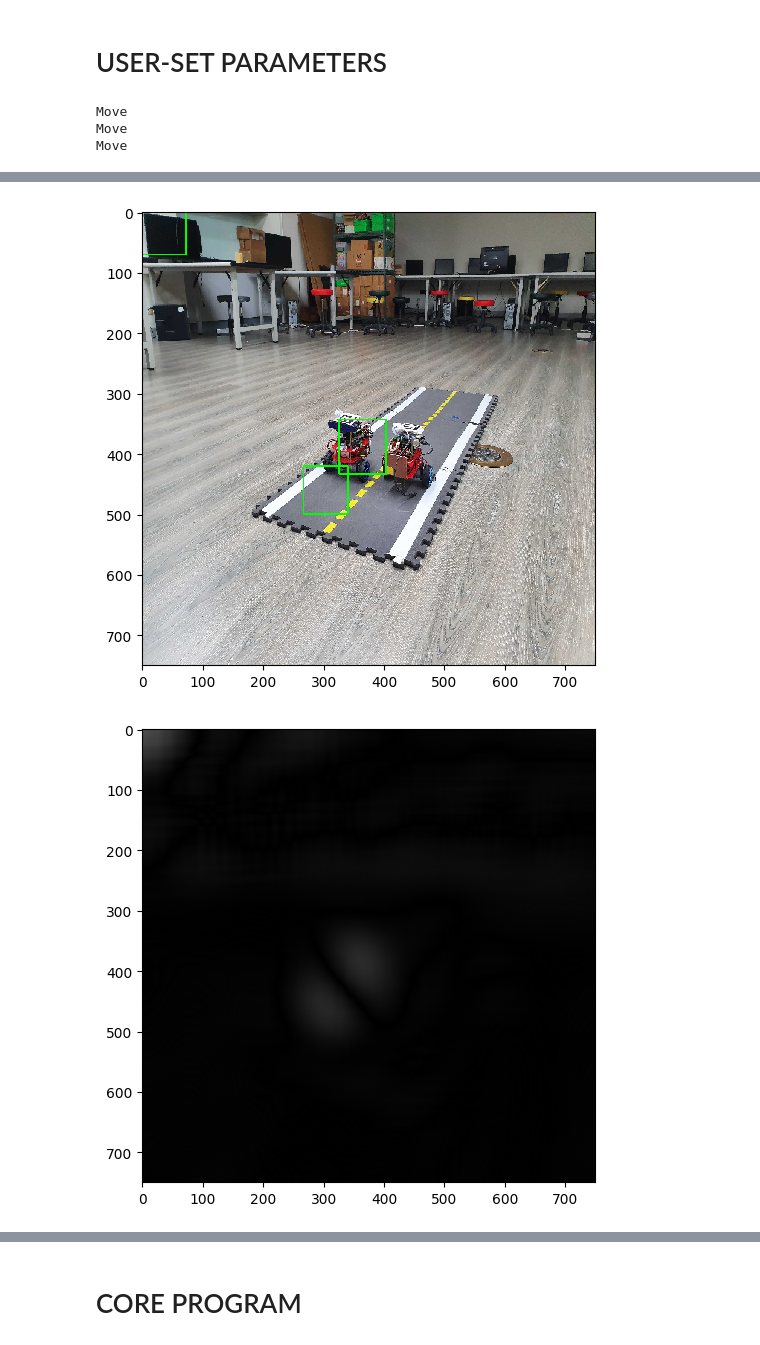
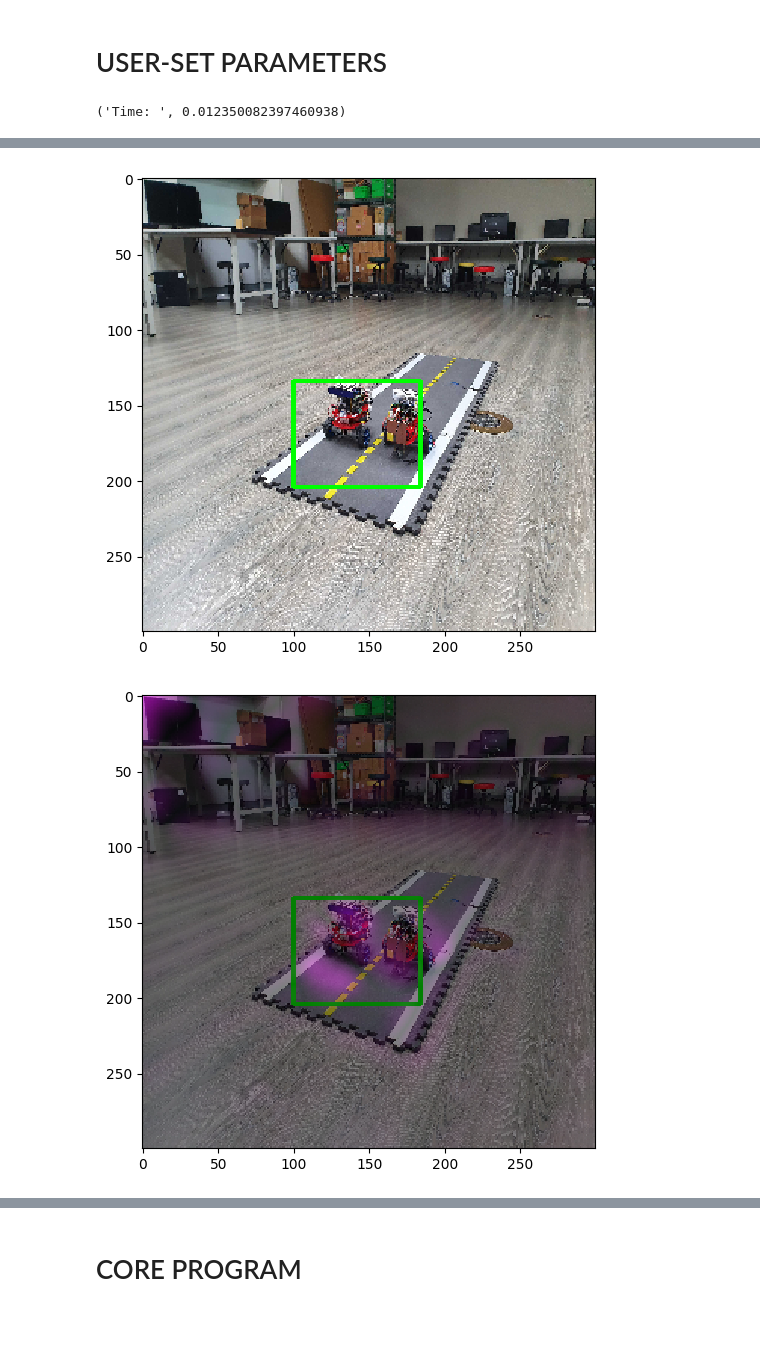
Before and after one commit to championway/traffic_motion_detection, a Jupyter notebook: test.ipynb, the cells around one changed output, grey strips where cells are left out. Drawn from its saved outputs; the diff is of its cells as text; code cells hidden in the pictures.

```diff
--- a/test.ipynb
+++ b/test.ipynb
@@ -25,21 +30,41 @@ img_3 = cv2.imread("image/3.jpg")
 img_4 = cv2.imread("image/4.jpg")
 img_5 = cv2.imread("image/5.jpg")
 img_6 = cv2.imread("image/6.jpg")
+# %%
+def plot_img(img1, img2, img3, img4 = None):
+    fig = plt.figure(num=None, figsize=(8, 8), dpi=100, facecolor='w', edgecolor='k')
+
+    fig.add_subplot(1, 2, 1)
+    plt.imshow(cv2.cvtColor(img1, cv2.COLOR_BGR2RGB))
+
+    fig.add_subplot(1, 2, 2)
+    plt.imshow(cv2.cvtColor(img2, cv2.COLOR_BGR2RGB))
+    plt.show()
+
+    plt.figure(num=None, figsize=(6, 6), dpi=100, facecolor='w', edgecolor='k')
+    plt.imshow(cv2.cvtColor(img3, cv2.COLOR_BGR2RGB))
+    plt.show()
+
+    if img4 is not None:
+        plt.figure(num=None, figsize=(6, 6), dpi=100, facecolor='w', edgecolor='k')
+        plt.imshow(cv2.cvtColor(img4, cv2.COLOR_BGR2RGB))
+    plt.show()
 # %%
 # Set transient motion detected as false
 transient_movement_flag = False
 
-input_1, input_2 = img_2, img_5
+input_1, input_2 = img_2.copy(), img_6.copy()
 
+start_t = time.time()
 # Resize and save a greyscale version of the image
-frame_1 = cv2.resize(input_1, (750, 750), interpolation=cv2.INTER_CUBIC)
+frame_1 = cv2.resize(input_1, (300, 300), interpolation=cv2.INTER_CUBIC)
 gray_1 = cv2.cvtColor(frame_1, cv2.COLOR_BGR2GRAY)
-frame_2 = cv2.resize(input_2, (750, 750), interpolation=cv2.INTER_CUBIC)
+frame_2 = cv2.resize(input_2, (300, 300), interpolation=cv2.INTER_CUBIC)
 gray_2 = cv2.cvtColor(frame_2, cv2.COLOR_BGR2GRAY)
 
 # Blur it to remove camera noise (reducing false positives)
-gray_1 = cv2.GaussianBlur(gray_1, (211, 211), 0)
-gray_2 = cv2.GaussianBlur(gray_2, (211, 211), 0)
+gray_1 = cv2.GaussianBlur(gray_1, (41, 41), 0)
+gray_2 = cv2.GaussianBlur(gray_2, (41, 41), 0)
 
 # Compare the two frames, find the difference
 frame_delta = cv2.absdiff(gray_1, gray_2)
@@ -62,31 +87,18 @@ for c in cnts:
 
         # Draw a rectangle around big enough movements
         cv2.rectangle(frame_1, (x, y), (x + w, y + h), (0, 255, 0), 2)
-        print("Move")
+        #print("Move")
 
 # Convert the frame_delta to color for splicing
+#frame_delta = cv2.threshold(frame_delta, 25, 255, cv2.THRESH_BINARY)[1]
 frame_delta = cv2.cvtColor(frame_delta, cv2.COLOR_GRAY2BGR)
+#frame_delta[..., 0] = 0
+frame_delta[..., 1] = 0
 
-#plt.figure(figsize=(60,1))
-#f2 = plt.figure(2)
+print("Time: ", time.time()-start_t)
 
-fig = plt.figure(num=None, figsize=(8, 8), dpi=100, facecolor='w', edgecolor='k')
+overlapping = cv2.addWeighted(frame_1, 0.5, frame_delta, 1, 0)
 
-fig.add_subplot(1, 2, 1)
-plt.imshow(cv2.cvtColor(input_1, cv2.COLOR_BGR2RGB))
-
-fig.add_subplot(1, 2, 2)
-plt.imshow(cv2.cvtColor(input_2, cv2.COLOR_BGR2RGB))
-plt.show()
-
-plt.figure(num=None, figsize=(6, 6), dpi=100, facecolor='w', edgecolor='k')
-plt.imshow(cv2.cvtColor(frame_1, cv2.COLOR_BGR2RGB))
-plt.show()
-
-plt.figure(num=None, figsize=(6, 6), dpi=100, facecolor='w', edgecolor='k')
-plt.imshow(cv2.cvtColor(frame_delta, cv2.COLOR_BGR2RGB))
-plt.show()
+plot_img(input_1, input_2, frame_1, overlapping)
 # %% [output]
-Move
-Move
-Move
+('Time: ', 0.012350082397460938)
@@ -94,2 +106,2 @@ Move
-[figure, old version]
+[figure, new version]
-[figure, old version]
+[figure, new version]
```
Also changed, not shown: parts of 8 cells of this notebook, 1 other file.
